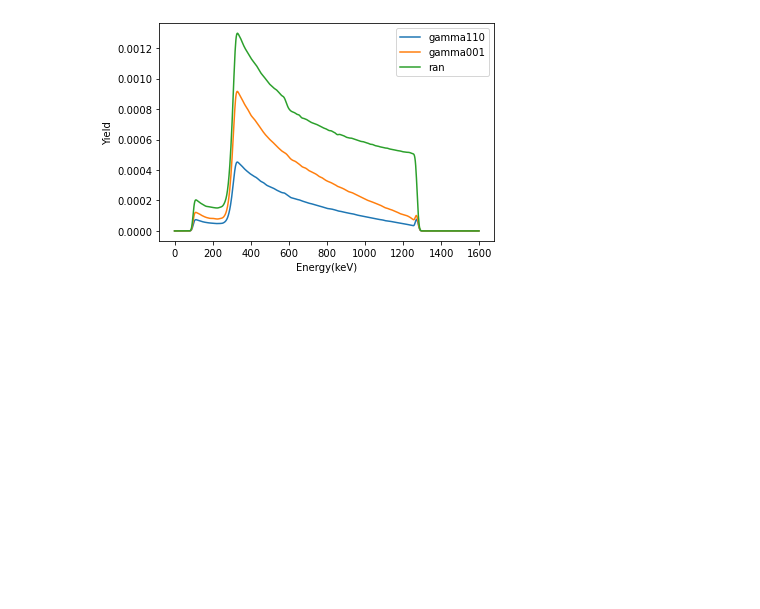
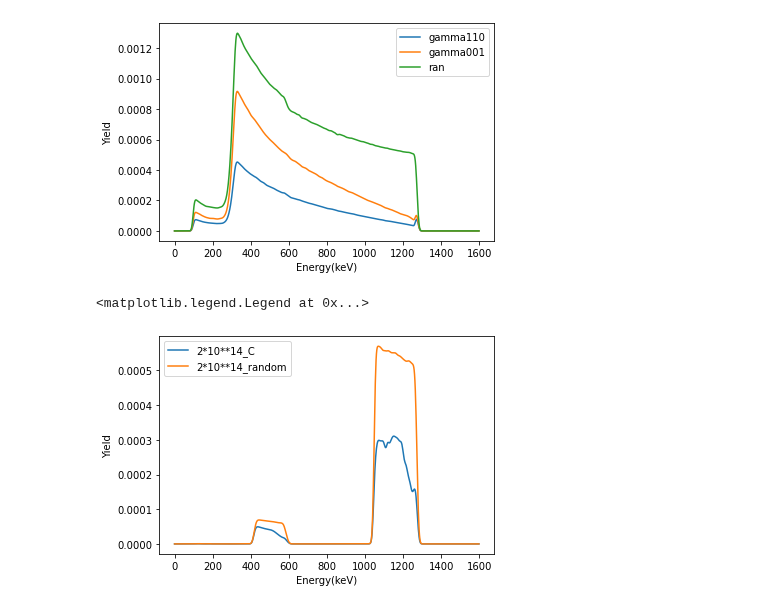
Before and after one commit to HE-RU10/ga2o3, a Jupyter notebook: RBS.ipynb, the cells around one changed output. Saved outputs shown, nothing was run; the diff lists cells and outputs as text; code cells hidden in the pictures; blank space fills up the shorter version.

```diff
--- a/RBS.ipynb
+++ b/RBS.ipynb
@@ -66,3 +66,19 @@ plt.legend()
 # %% [output]
 <matplotlib.legend.Legend at 0x...>
 [figure]
+# %%
+
+df=pd.read_csv('/home/heruhe/Desktop/Ga2o3/RBS/overlapping/2_10_14/quick_250nm/1600_A/out/rbsspectra.dat',sep='\s+', header=None)
+df['Yield']=df.iloc[:,1]
+df['Energy(keV)']=df.index*1600/len(df)
+plt.plot(df['Energy(keV)'],df['Yield'],label='2*10**14_C')
+df=pd.read_csv('/home/heruhe/Desktop/Ga2o3/RBS/overlapping/2_10_14/quick_250nm/1600_R/out/rbsspectra.dat',sep='\s+', header=None)
+df['Yield']=df.iloc[:,1]
+df['Energy(keV)']=df.index*1600/len(df)
+plt.plot(df['Energy(keV)'],df['Yield'],label='2*10**14_random')
+plt.xlabel('Energy(keV)')
+plt.ylabel('Yield')
+plt.legend()
+# %% [output]
+<matplotlib.legend.Legend at 0x...>
+[figure, added]
```
